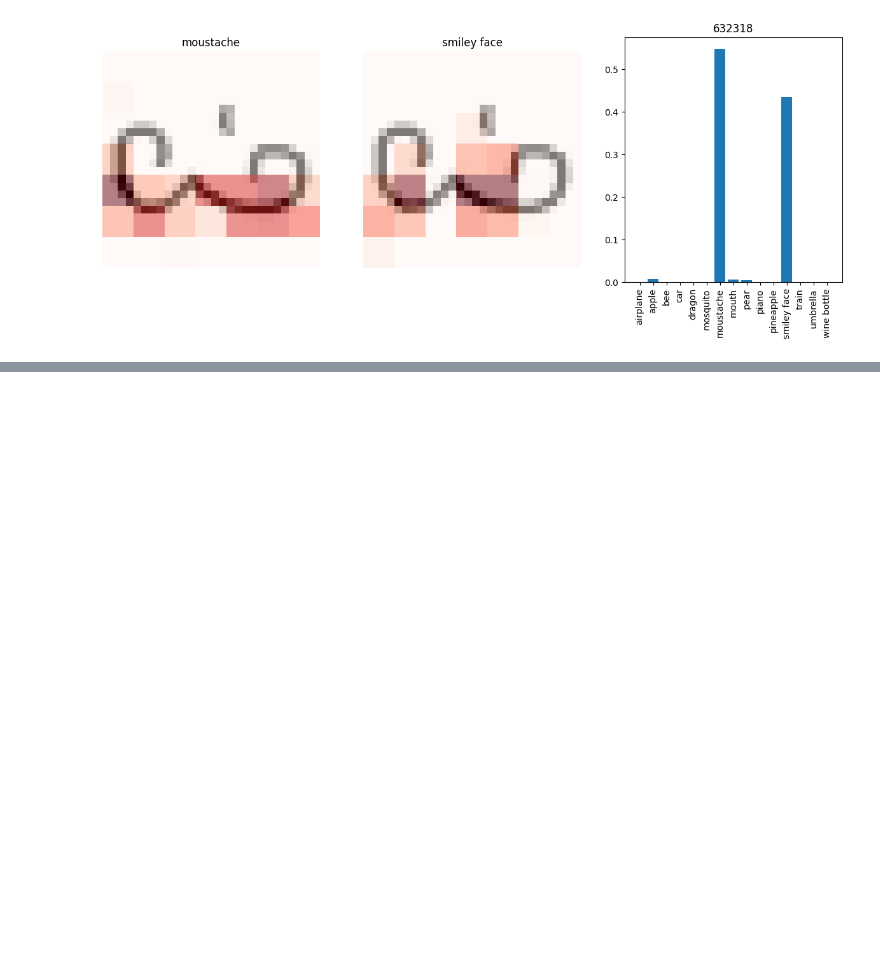
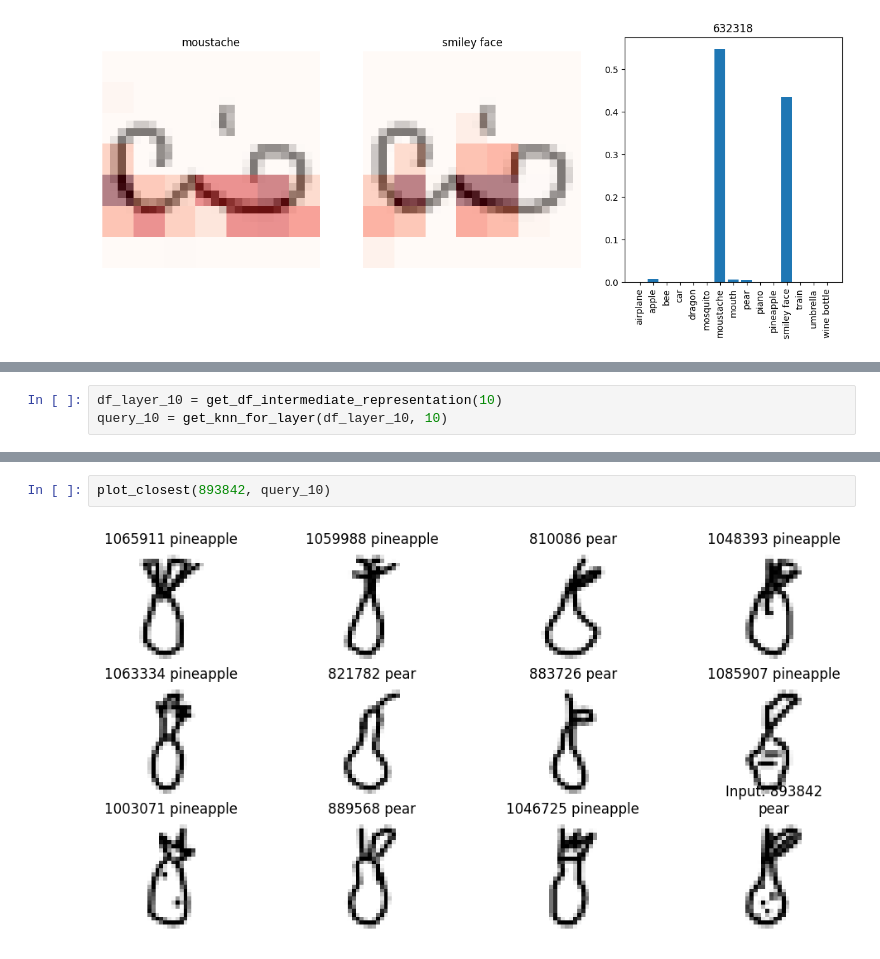
Before and after one commit to moritzdueck/collaiborate, a Jupyter notebook: collaiborate/Saliency.ipynb, the cells around one changed output, grey strips where cells are left out. Cells and saved outputs as stored; diff of their text form; blank space fills up the shorter version.

```diff
--- a/collaiborate/Saliency.ipynb
+++ b/collaiborate/Saliency.ipynb
@@ -394,0 +540,3 @@ plot_grad_cam_for_top_two(half_wrong[np.random.randint(0,len(half_wrong))])
+# %%
+df_layer_10 = get_df_intermediate_representation(10)
+query_10 = get_knn_for_layer(df_layer_10, 10)
@@ -394,0 +547,4 @@ plot_grad_cam_for_top_two(half_wrong[np.random.randint(0,len(half_wrong))])
+# %%
+plot_closest(893842, query_10)
+# %% [output]
+[figure, added]
```
Also changed, not shown: parts of 25 cells of this notebook, 1 other file.
